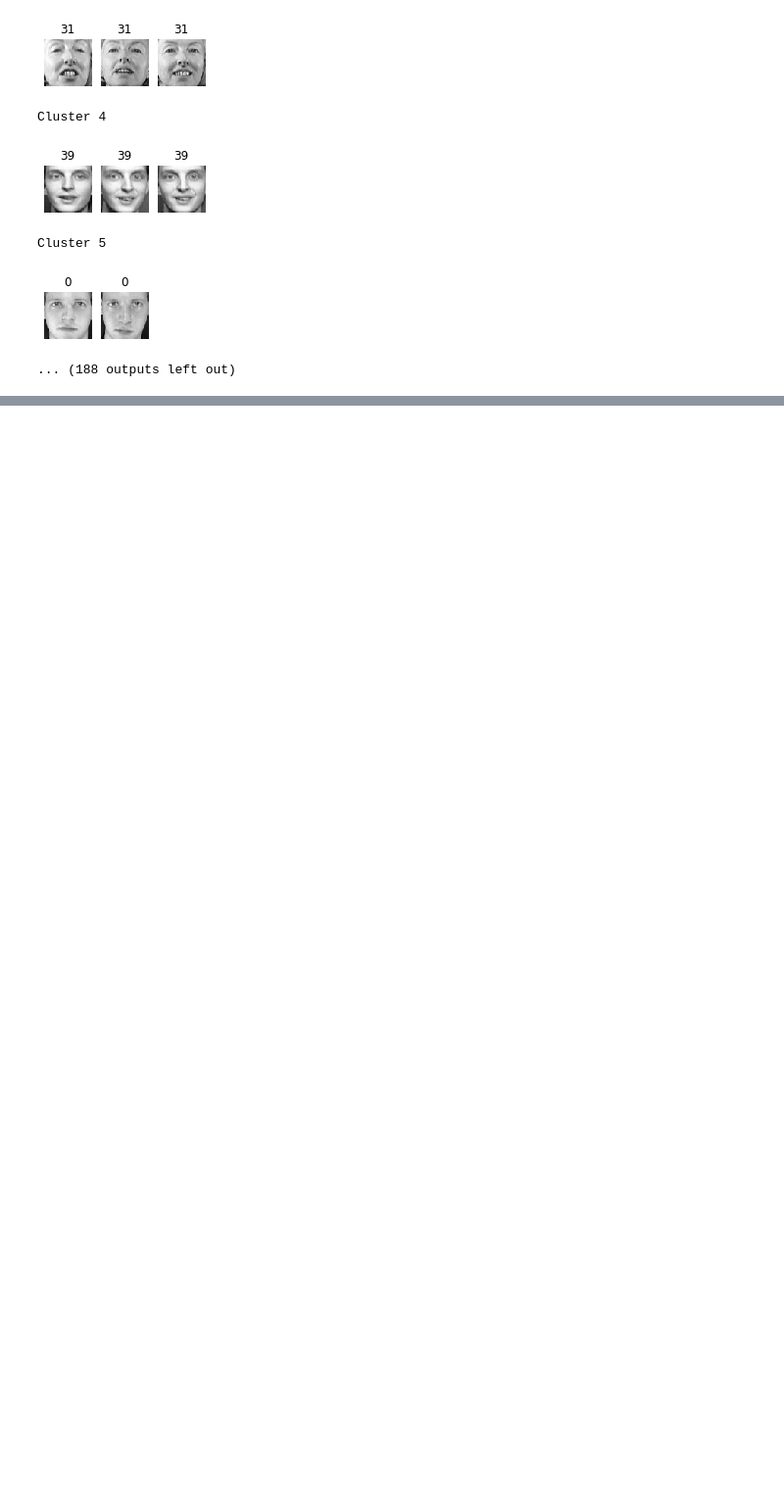
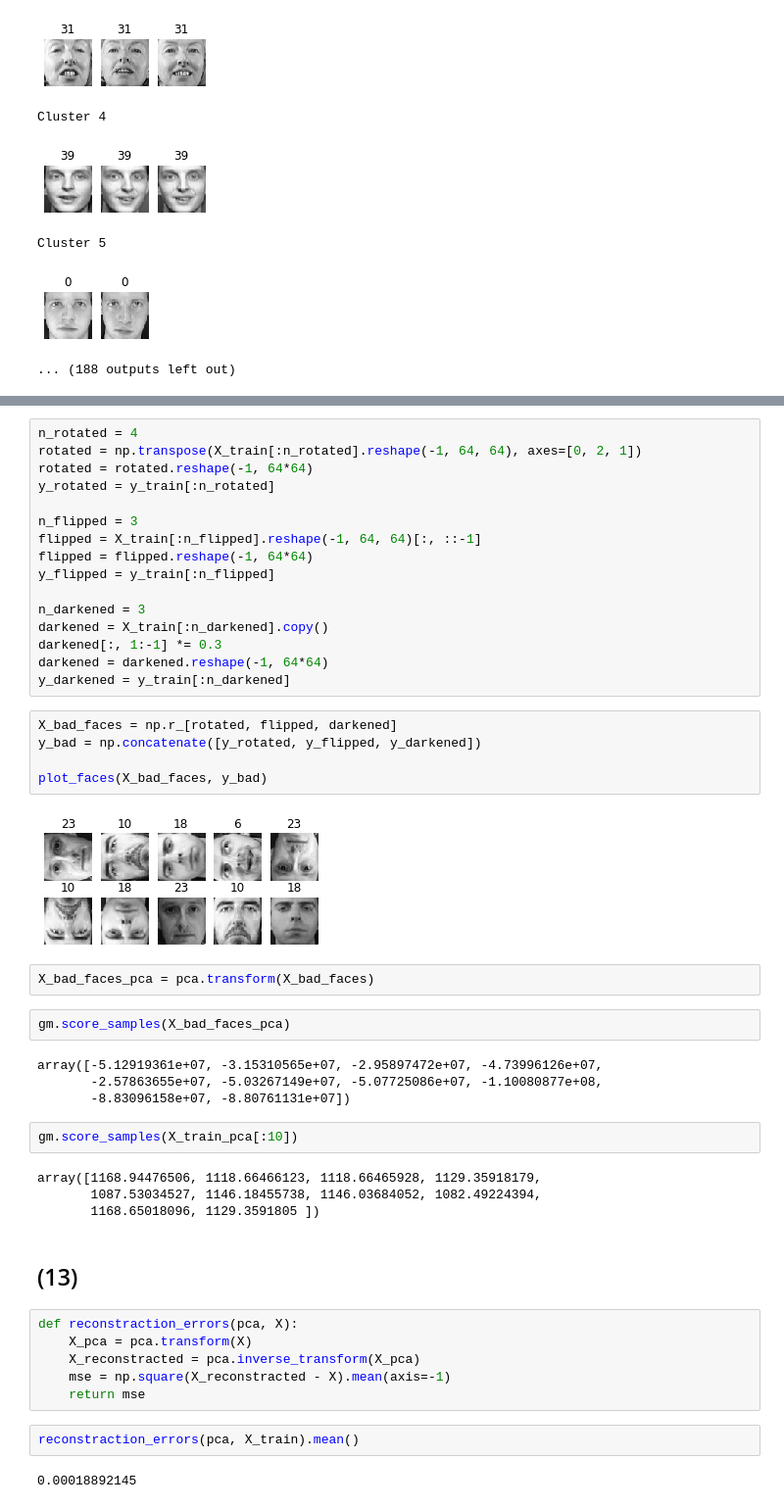
Before and after one commit to zuzuta/BookLearning-Hands_on_Machine_Learning, a Jupyter notebook: Chapter9 Unsupervised Learning Techniques.ipynb, the cells around one changed output, grey strips where cells are left out. Shown at 98% size. Drawn from its saved outputs; the diff is of its cells as text; blank space fills up the shorter version.

```diff
--- a/Chapter9 Unsupervised Learning Techniques.ipynb
+++ b/Chapter9 Unsupervised Learning Techniques.ipynb
@@ -663,0 +740,49 @@ Cluster 5
+# %%
+n_rotated = 4
+rotated = np.transpose(X_train[:n_rotated].reshape(-1, 64, 64), axes=[0, 2, 1])
+rotated = rotated.reshape(-1, 64*64)
+y_rotated = y_train[:n_rotated]
+
+n_flipped = 3
+flipped = X_train[:n_flipped].reshape(-1, 64, 64)[:, ::-1]
+flipped = flipped.reshape(-1, 64*64)
+y_flipped = y_train[:n_flipped]
+
+n_darkened = 3
+darkened = X_train[:n_darkened].copy()
+darkened[:, 1:-1] *= 0.3
+darkened = darkened.reshape(-1, 64*64)
+y_darkened = y_train[:n_darkened]
+# %%
+X_bad_faces = np.r_[rotated, flipped, darkened]
+y_bad = np.concatenate([y_rotated, y_flipped, y_darkened])
+
+plot_faces(X_bad_faces, y_bad)
+# %% [output]
+[figure, added]
+# %%
+X_bad_faces_pca = pca.transform(X_bad_faces)
+# %%
+gm.score_samples(X_bad_faces_pca)
+# %% [output]
+array([-5.12919361e+07, -3.15310565e+07, -2.95897472e+07, -4.73996126e+07,
+       -2.57863655e+07, -5.03267149e+07, -5.07725086e+07, -1.10080877e+08,
+       -8.83096158e+07, -8.80761131e+07])
+# %%
+gm.score_samples(X_train_pca[:10])
+# %% [output]
+array([1168.94476506, 1118.66466123, 1118.66465928, 1129.35918179,
+       1087.53034527, 1146.18455738, 1146.03684052, 1082.49224394,
+       1168.65018096, 1129.3591805 ])
+# %% [markdown]
+## (13)
+# %%
+def reconstraction_errors(pca, X):
+    X_pca = pca.transform(X)
+    X_reconstracted = pca.inverse_transform(X_pca)
+    mse = np.square(X_reconstracted - X).mean(axis=-1)
+    return mse
+# %%
+reconstraction_errors(pca, X_train).mean()
+# %% [output]
+0.00018892145
```
Also changed, not shown: parts of 18 cells of this notebook.
